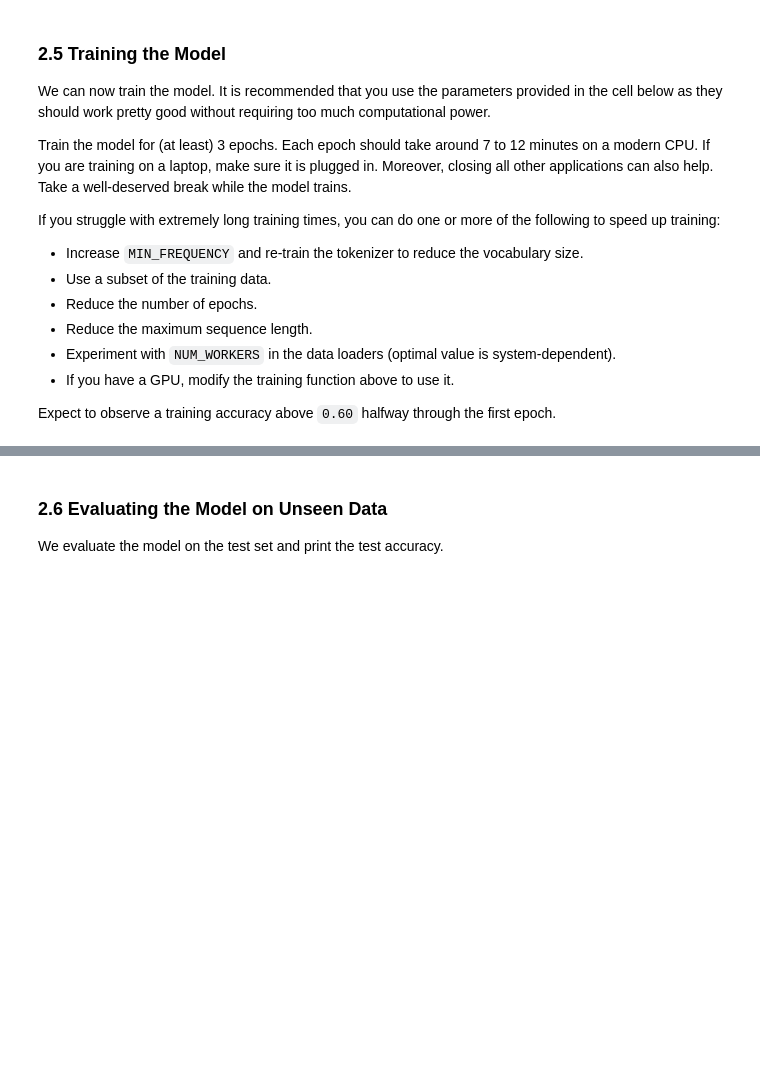
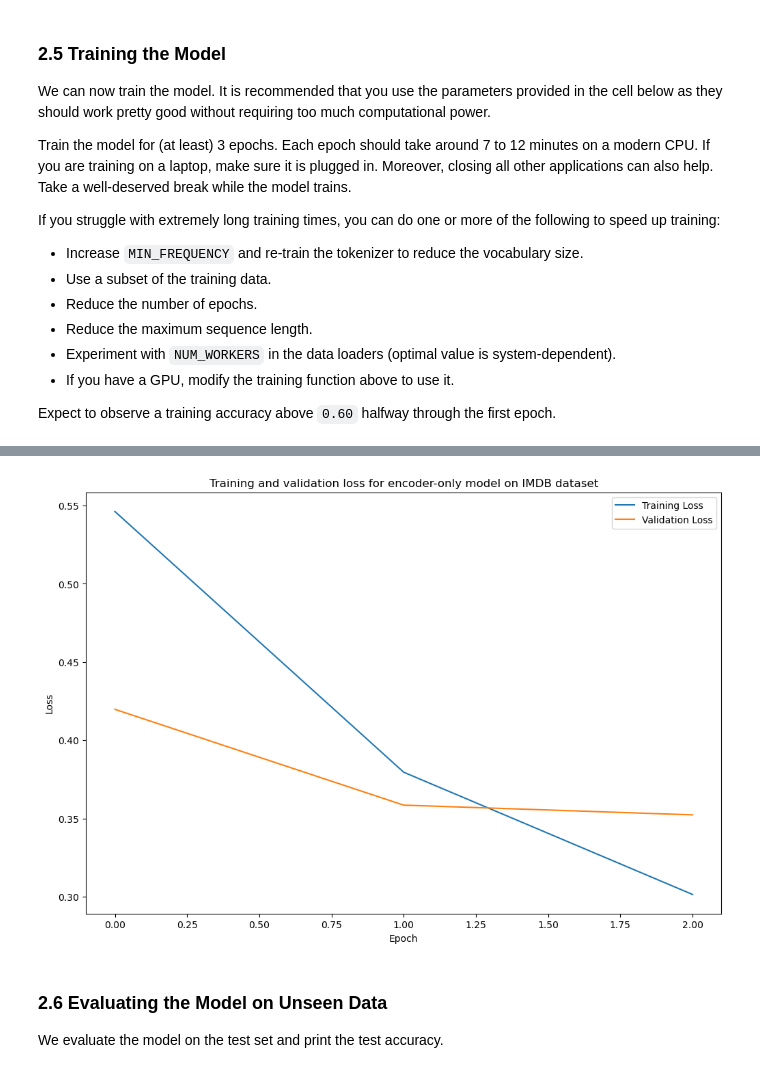
Before and after one commit to Nicolai-Andersen/Deep-Learning-Project-3, a Jupyter notebook: 01_encoder_sentiment_classifier/imdb_sentiment_encoder.ipynb, the cells around one changed output, grey strips where cells are left out. Drawn from its saved outputs; the diff is of its cells as text; code cells hidden in the pictures; blank space fills up the shorter version.

```diff
--- a/01_encoder_sentiment_classifier/imdb_sentiment_encoder.ipynb
+++ b/01_encoder_sentiment_classifier/imdb_sentiment_encoder.ipynb
@@ -242,6 +242,8 @@ def create_mask(sequences, pad_id):
     return sequences == pad_id
 
 def train_model(model, criterion, optimizer, train_loader, val_loader, num_epochs, pad_id):
+    train_losses_total = []
+    val_losses_total = []
     for epoch in range(num_epochs):
         model.train()
         train_losses = []
@@ -260,6 +262,8 @@ def train_model(model, criterion, optimizer, train_loader, val_loader, num_epoch
             total += labels.size(0)
             pbar.set_description(f"Epoch {epoch+1}, Train Loss: {np.mean(train_losses):.4f}, Train Acc.: {correct / total:.4f}")
 
+        train_losses_total.append(np.mean(train_losses))
+
         # Validation
         model.eval()
         val_losses = []
@@ -274,6 +278,10 @@ def train_model(model, criterion, optimizer, train_loader, val_loader, num_epoch
                 correct += ((outputs > 0.5) == labels).sum().item()
                 total += labels.size(0)
         print(f"Epoch {epoch+1}, Val Loss: {np.mean(val_losses):.4f}, Val Acc.: {correct / total:.4f}")
+
+        val_losses_total.append(np.mean(val_losses))
+
+    return train_losses_total, val_losses_total
 # %% [markdown]
 ### 2.2 Multi-Head Attention
 
@@ -457,7 +465,7 @@ optimizer = optim.AdamW(model.parameters(), lr=LR, weight_decay=WEIGHT_DECAY)
 n_params = sum(p.numel() for p in model.parameters())
 print(f"Number of parameters: {n_params}")
 
-train_model(model=model,
+train_losses, val_losses = train_model(model=model,
             criterion=criterion,
             optimizer=optimizer,
             train_loader=train_loader,
@@ -472,3 +480,14 @@ Epoch 3, Val Loss: 0.3456, Val Acc.: 0.8478
+# %%
+plt.figure(figsize=(12, 8))
+plt.plot(train_losses, label='Training Loss')
+plt.plot(val_losses, label='Validation Loss')
+plt.title(f'Training and validation loss for encoder-only model on IMDB dataset')
+plt.xlabel('Epoch')
+plt.ylabel('Loss')
+plt.legend()
+plt.show()
+# %% [output]
+[figure, added]
 # %% [markdown]
 ### 2.6 Evaluating the Model on Unseen Data
 
```
Also changed, not shown: parts of 5 cells of this notebook.
